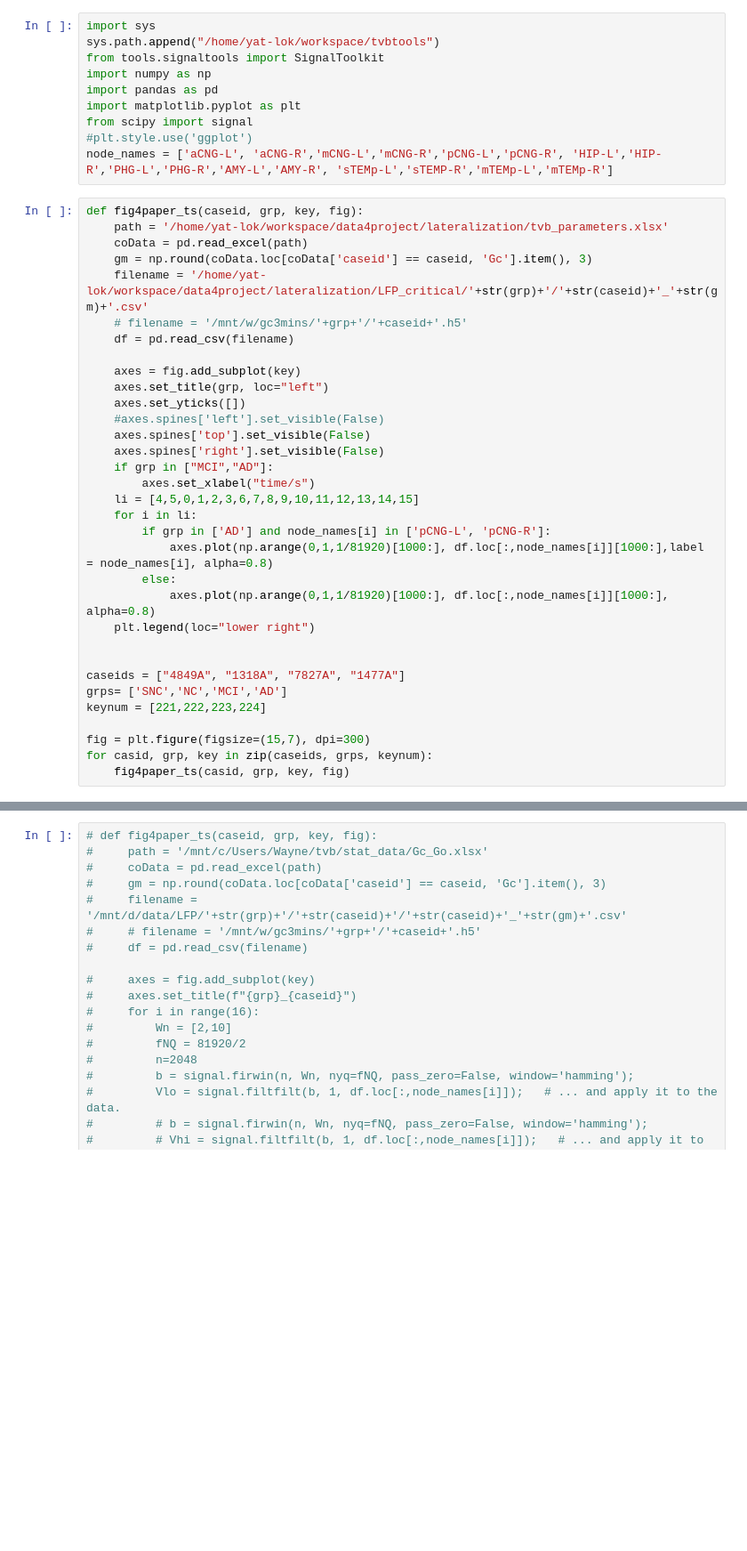
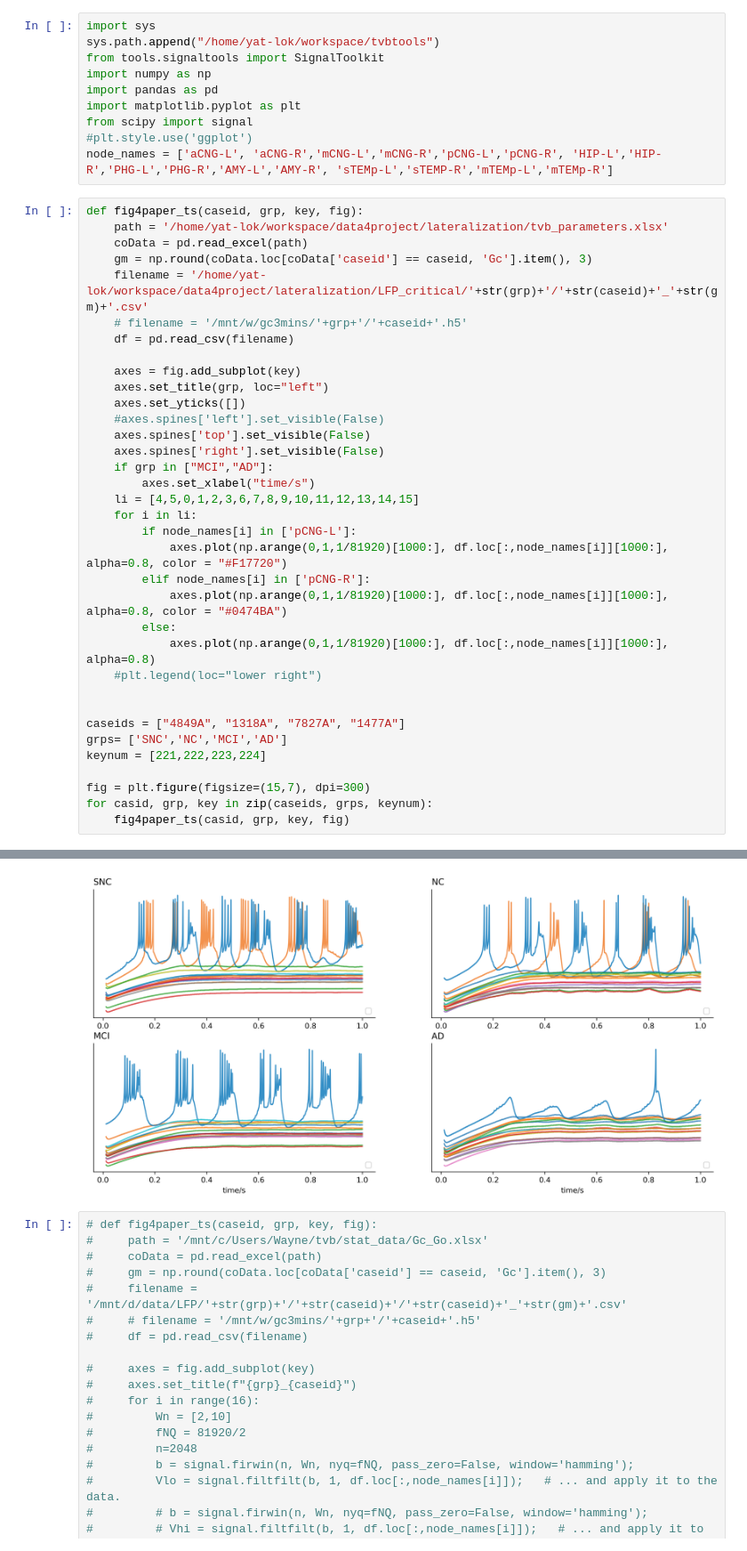
Before and after one commit to yilewang/Gc_detect_script, a Jupyter notebook: application/essay_fig.ipynb, the cells around one changed output, grey strips where cells are left out. Shown at 89% size. Cells and saved outputs as stored; diff of their text form; blank space fills up the shorter version.

```diff
--- a/application/essay_fig.ipynb
+++ b/application/essay_fig.ipynb
@@ -27,11 +27,13 @@ def fig4paper_ts(caseid, grp, key, fig):
         axes.set_xlabel("time/s")
     li = [4,5,0,1,2,3,6,7,8,9,10,11,12,13,14,15]
     for i in li:
-        if grp in ['AD'] and node_names[i] in ['pCNG-L', 'pCNG-R']:
-            axes.plot(np.arange(0,1,1/81920)[1000:], df.loc[:,node_names[i]][1000:],label = node_names[i], alpha=0.8)
+        if node_names[i] in ['pCNG-L']:
+            axes.plot(np.arange(0,1,1/81920)[1000:], df.loc[:,node_names[i]][1000:], alpha=0.8, color = "#F17720")
+        elif node_names[i] in ['pCNG-R']:
+            axes.plot(np.arange(0,1,1/81920)[1000:], df.loc[:,node_names[i]][1000:], alpha=0.8, color = "#0474BA")
         else:
             axes.plot(np.arange(0,1,1/81920)[1000:], df.loc[:,node_names[i]][1000:], alpha=0.8)
-    plt.legend(loc="lower right")
+    #plt.legend(loc="lower right")
 
 
 caseids = ["4849A", "1318A", "7827A", "1477A"]
@@ -46,3 +51,4 @@ NameError: name 'plt' is not defined
+[figure, added]
 # %%
 # def fig4paper_ts(caseid, grp, key, fig):
 #     path = '/mnt/c/Users/Wayne/tvb/stat_data/Gc_Go.xlsx'
```
Also changed, not shown: parts of 1 cell of this notebook, 5 other files.
